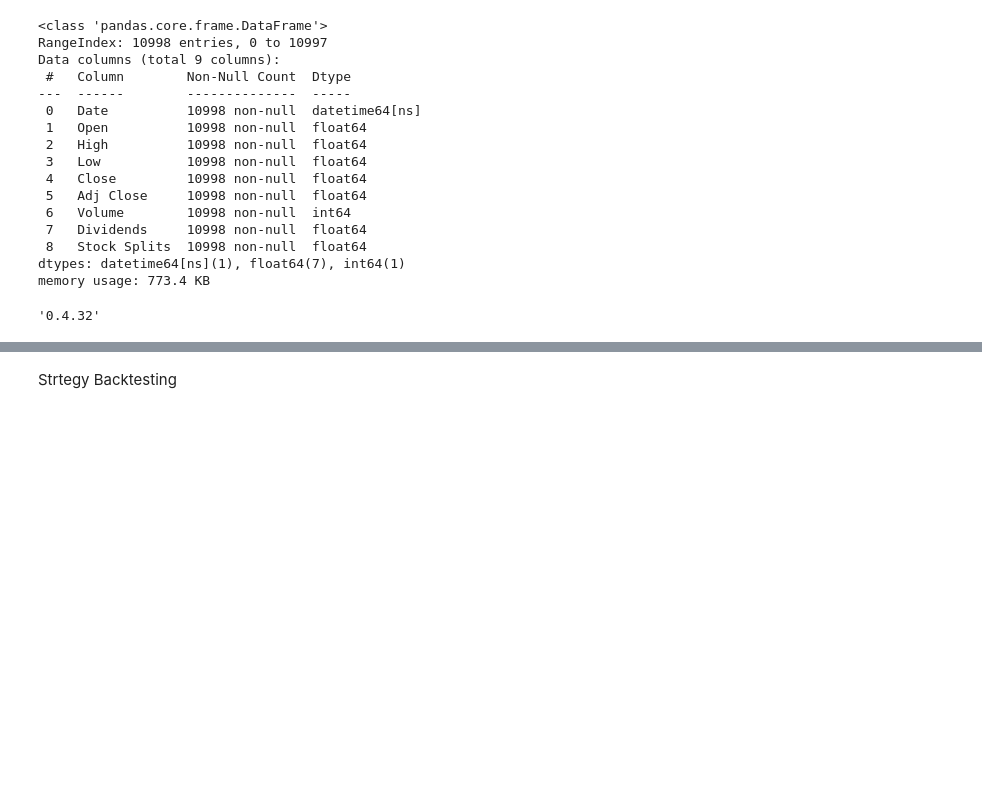
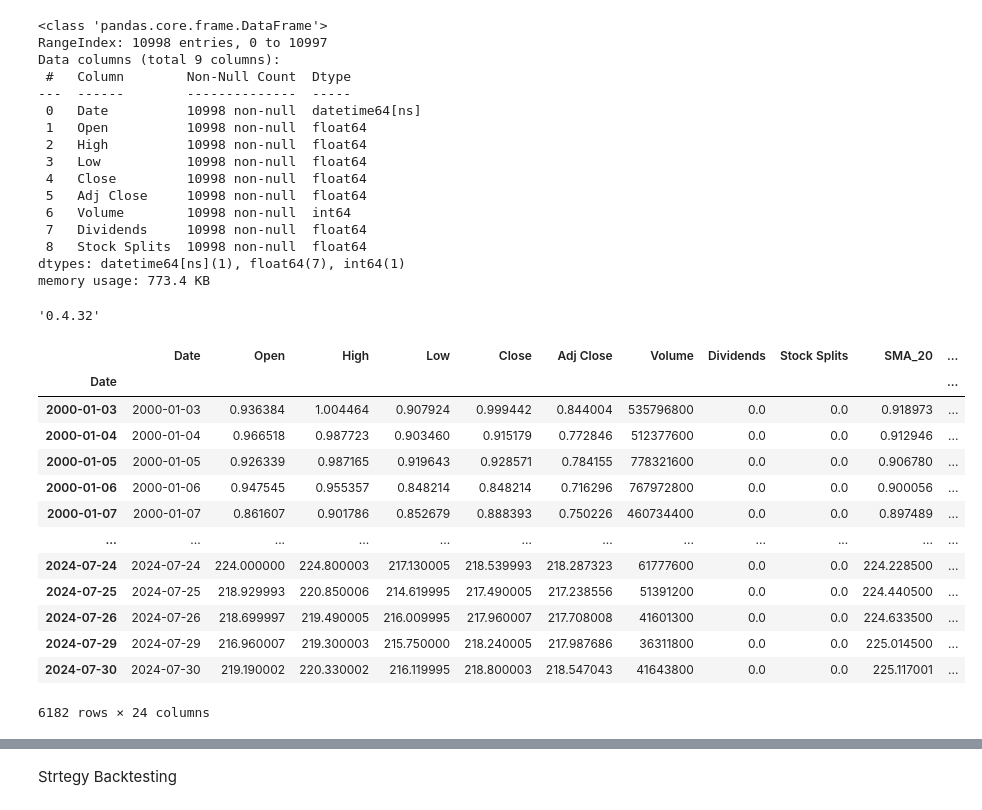
Before and after one commit to Amanzlastt/kifyaw1, a Jupyter notebook: notebooks/task-2.ipynb, the cells around one changed output, grey strips where cells are left out. Drawn from its saved outputs; the diff is of its cells as text; code cells hidden in the pictures; blank space fills up the shorter version.

```diff
--- a/notebooks/task-2.ipynb
+++ b/notebooks/task-2.ipynb
@@ -81,6 +81,24 @@ df_apple['ATR'] = talib.ATR(df_apple['High'], df_apple['Low'], df_apple['Close']
 df_apple['OBV'] = talib.OBV(df_apple['Close'], df_apple['Volume'])
 
 df_apple['AD'] = talib.AD(df_apple['High'], df_apple['Low'], df_apple['Close'], df_apple['Volume'])
+# %%
+df_filtered = df_apple[df_apple['Date'] >= '2000-01-01']
+df_filtered.set_index(df_filtered['Date'])
+# %% [output]
+|  | Date | Open | High | Low | Close | Adj Close | Volume | Dividends | Stock Splits | SMA_20 | ... |
+| Date |  |  |  |  |  |  |  |  |  |  | ... |
+| 2000-01-03 | 2000-01-03 | 0.936384 | 1.004464 | 0.907924 | 0.999442 | 0.844004 | 535796800 | 0.0 | 0.0 | 0.918973 | ... |
+| 2000-01-04 | 2000-01-04 | 0.966518 | 0.987723 | 0.903460 | 0.915179 | 0.772846 | 512377600 | 0.0 | 0.0 | 0.912946 | ... |
+| 2000-01-05 | 2000-01-05 | 0.926339 | 0.987165 | 0.919643 | 0.928571 | 0.784155 | 778321600 | 0.0 | 0.0 | 0.906780 | ... |
+| 2000-01-06 | 2000-01-06 | 0.947545 | 0.955357 | 0.848214 | 0.848214 | 0.716296 | 767972800 | 0.0 | 0.0 | 0.900056 | ... |
+| 2000-01-07 | 2000-01-07 | 0.861607 | 0.901786 | 0.852679 | 0.888393 | 0.750226 | 460734400 | 0.0 | 0.0 | 0.897489 | ... |
+| ... | ... | ... | ... | ... | ... | ... | ... | ... | ... | ... | ... |
+| 2024-07-24 | 2024-07-24 | 224.000000 | 224.800003 | 217.130005 | 218.539993 | 218.287323 | 61777600 | 0.0 | 0.0 | 224.228500 | ... |
+| 2024-07-25 | 2024-07-25 | 218.929993 | 220.850006 | 214.619995 | 217.490005 | 217.238556 | 51391200 | 0.0 | 0.0 | 224.440500 | ... |
+| 2024-07-26 | 2024-07-26 | 218.699997 | 219.490005 | 216.009995 | 217.960007 | 217.708008 | 41601300 | 0.0 | 0.0 | 224.633500 | ... |
+| 2024-07-29 | 2024-07-29 | 216.960007 | 219.300003 | 215.750000 | 218.240005 | 217.987686 | 36311800 | 0.0 | 0.0 | 225.014500 | ... |
+| 2024-07-30 | 2024-07-30 | 219.190002 | 220.330002 | 216.119995 | 218.800003 | 218.547043 | 41643800 | 0.0 | 0.0 | 225.117001 | ... |
+6182 rows × 24 columns
 # %%
 
 # Plot Close Price with SMA and EMA
```
Also changed, not shown: parts of 3 cells of this notebook.
